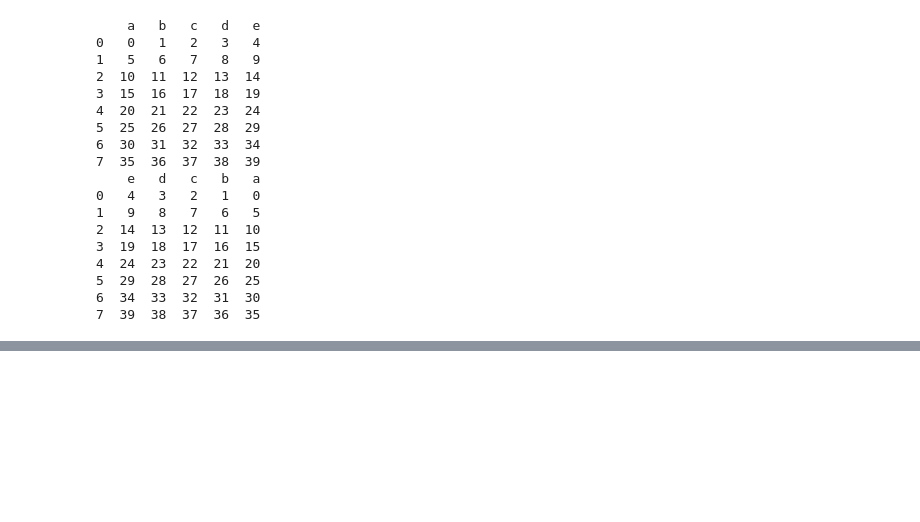
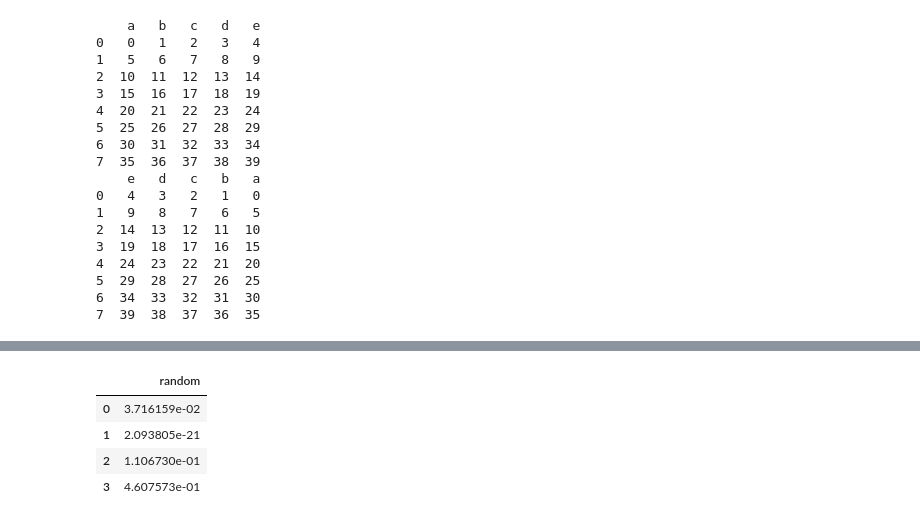
Before and after one commit to aloiswirth/Python_training, a Jupyter notebook: Pandas_execises_2.ipynb, the cells around one changed output, grey strips where cells are left out. Saved outputs shown, nothing was run; the diff lists cells and outputs as text; code cells hidden in the pictures; blank space fills up the shorter version.

```diff
--- a/Pandas_execises_2.ipynb
+++ b/Pandas_execises_2.ipynb
@@ -589,0 +642,9 @@ print(df_45_sorted2)
+# %%
+df_47 = pd.DataFrame(np.random.random(4)**10, columns=['random'])
+df_47
+# %% [output]
+|  | random |
+| 0 | 3.716159e-02 |
+| 1 | 2.093805e-21 |
+| 2 | 1.106730e-01 |
+| 3 | 4.607573e-01 |
```
Also changed, not shown: parts of 17 cells of this notebook, 1 other file.
